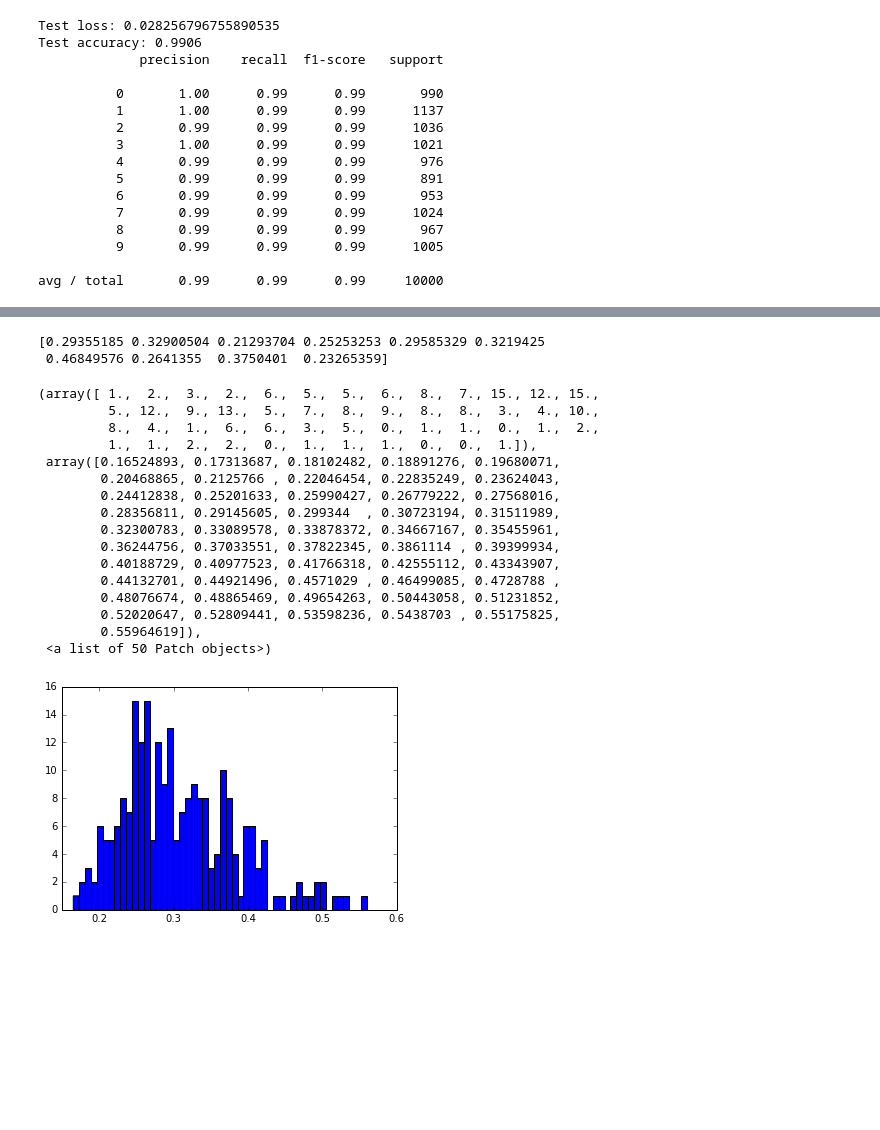
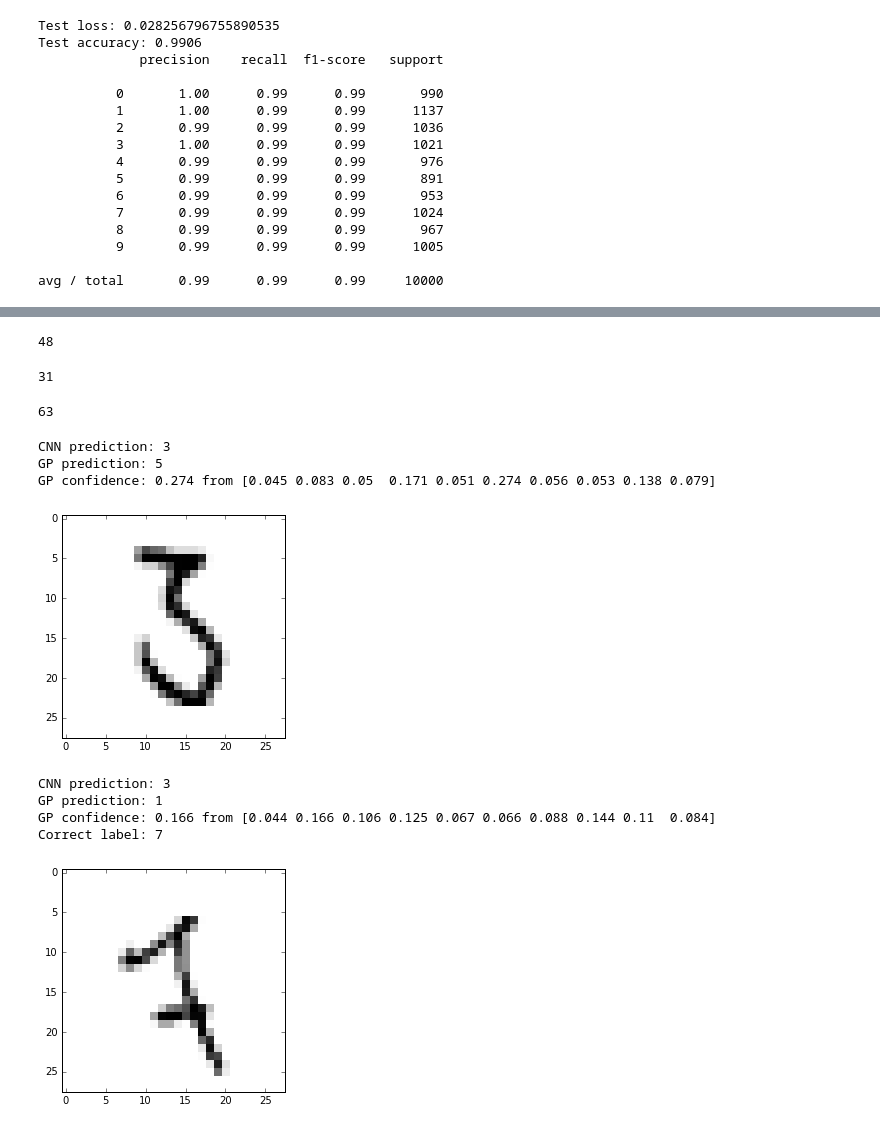
Before and after one commit to seb5666/cnn_gaussian_process_uncertainty, a Jupyter notebook: CNN uncertainty.ipynb, the cells around one changed output, grey strips where cells are left out. Saved outputs shown, nothing was run; the diff lists cells and outputs as text; code cells hidden in the pictures; blank space fills up the shorter version.

```diff
--- a/CNN uncertainty.ipynb
+++ b/CNN uncertainty.ipynb
@@ -227,26 +268,39 @@ plt.hist(incorrect_probabilities_correct_label, bins=50)
-# %%
-#highest probability assigned in mislabbeled examples
-incorrect_indices = np.argwhere(predictions != y_test)
-incorrect_probabilities = np.max(predictions_proba[incorrect_indices].reshape(-1, 10), axis=1)
-print(incorrect_probabilities[:10])
-plt.hist(incorrect_probabilities, bins=50)
-# %% [output]
-[0.29355185 0.32900504 0.21293704 0.25253253 0.29585329 0.3219425
- 0.46849576 0.2641355  0.3750401  0.23265359]
-(array([ 1.,  2.,  3.,  2.,  6.,  5.,  5.,  6.,  8.,  7., 15., 12., 15.,
-         5., 12.,  9., 13.,  5.,  7.,  8.,  9.,  8.,  8.,  3.,  4., 10.,
-         8.,  4.,  1.,  6.,  6.,  3.,  5.,  0.,  1.,  1.,  0.,  1.,  2.,
-         1.,  1.,  2.,  2.,  0.,  1.,  1.,  1.,  0.,  0.,  1.]),
- array([0.16524893, 0.17313687, 0.18102482, 0.18891276, 0.19680071,
-        0.20468865, 0.2125766 , 0.22046454, 0.22835249, 0.23624043,
-        0.24412838, 0.25201633, 0.25990427, 0.26779222, 0.27568016,
-        0.28356811, 0.29145605, 0.299344  , 0.30723194, 0.31511989,
-        0.32300783, 0.33089578, 0.33878372, 0.34667167, 0.35455961,
-        0.36244756, 0.37033551, 0.37822345, 0.3861114 , 0.39399934,
-        0.40188729, 0.40977523, 0.41766318, 0.42555112, 0.43343907,
-        0.44132701, 0.44921496, 0.4571029 , 0.46499085, 0.4728788 ,
-        0.48076674, 0.48865469, 0.49654263, 0.50443058, 0.51231852,
-        0.52020647, 0.52809441, 0.53598236, 0.5438703 , 0.55175825,
-        0.55964619]),
- <a list of 50 Patch objects>)
-[figure, removed]
+# %%
+#Number of elements classified correclty by CNN and not by GP
+len(np.argwhere((cnn_predictions == y_test) & (predictions != y_test)))
+# %% [output]
+48
+# %%
+#Number of elements classified correclty by GP and not by CNN
+len(np.argwhere((cnn_predictions != y_test) & (predictions == y_test)))
+# %% [output]
+31
+# %%
+#Number of elements missclassified by both
+len(np.argwhere((cnn_predictions != y_test) & (predictions != y_test)))
+# %% [output]
+63
+# %%
+index = np.argwhere((cnn_predictions == y_test) & (predictions != y_test))[9][0]
+plt.imshow(X_test[index].reshape(28,28),cmap =plt.cm.gray_r, interpolation = "nearest")
+print("CNN prediction: {}".format(cnn_predictions[index]))
+print("GP prediction: {}".format(predictions[index]))
+print("GP confidence: {} from {}".format(np.round(np.max(predictions_proba[index]),3), np.round(predictions_proba[index], decimals=3)))
+# %% [output]
+CNN prediction: 3
+GP prediction: 5
+GP confidence: 0.274 from [0.045 0.083 0.05  0.171 0.051 0.274 0.056 0.053 0.138 0.079]
+[figure, added]
+# %%
+index = np.argwhere((cnn_predictions != y_test) & (predictions != y_test) & (predictions != cnn_predictions))[0][0]
+plt.imshow(X_test[index].reshape(28,28),cmap =plt.cm.gray_r, interpolation = "nearest")
+print("CNN prediction: {}".format(cnn_predictions[index]))
+print("GP prediction: {}".format(predictions[index]))
+print("GP confidence: {} from {}".format(np.round(np.max(predictions_proba[index]),3), np.round(predictions_proba[index], decimals=3)))
+print("Correct label: {}".format(y_test[index]))
+# %% [output]
+CNN prediction: 3
+GP prediction: 1
+GP confidence: 0.166 from [0.044 0.166 0.106 0.125 0.067 0.066 0.088 0.144 0.11  0.084]
+Correct label: 7
+[figure, added]
```
Also changed, not shown: parts of 33 cells of this notebook.
